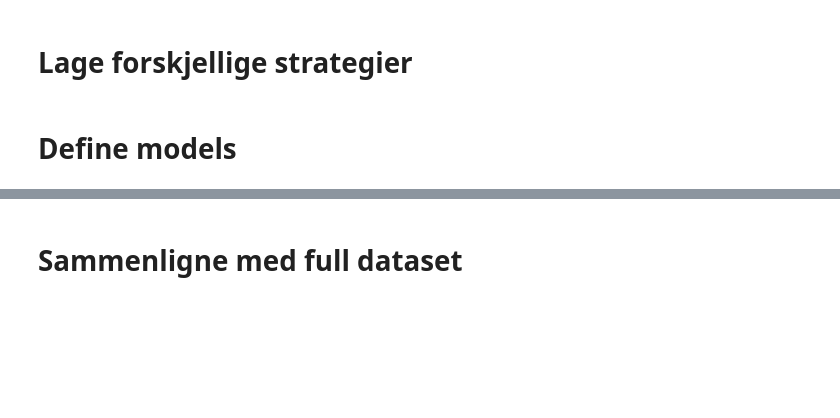
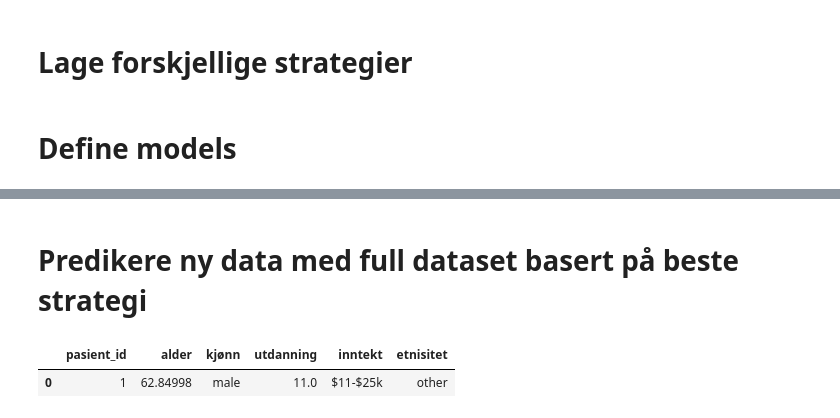
Before and after one commit to GeorgRis/INF161, a Jupyter notebook: Prosjekt/alt/modelering_predikering.ipynb, the cells around one changed output, grey strips where cells are left out. Drawn from its saved outputs; the diff is of its cells as text; code cells hidden in the pictures; blank space fills up the shorter version.

```diff
--- a/Prosjekt/alt/modelering_predikering.ipynb
+++ b/Prosjekt/alt/modelering_predikering.ipynb
@@ -290,2 +365,16 @@ fill_zero - Within 10 diff (Full Dataset): 98.59%
 # %% [markdown]
-# Sammenligne med full dataset
+# Predikere ny data med full dataset basert på beste strategi
+# %%
+import pandas as pd
+
+# Lese inn data og se på de første radene.
+demographic_df = pd.read_csv('sample_data\demographic.csv')
+hospital_df = pd.read_csv('sample_data\hospital.csv')
+physiological_df = pd.read_csv('sample_data\physiological.txt', sep='\t')
+severity_df = pd.read_json('sample_data\severity.json')
+
+# Sjekke hvordan dataen ser ut i dataframe.
+demographic_df.head(1)
+# %% [output]
+|  | pasient_id | alder | kjønn | utdanning | inntekt | etnisitet |
+| 0 | 1 | 62.84998 | male | 11.0 | $11-$25k | other |
```
Also changed, not shown: parts of 19 cells of this notebook, 5 other files.
